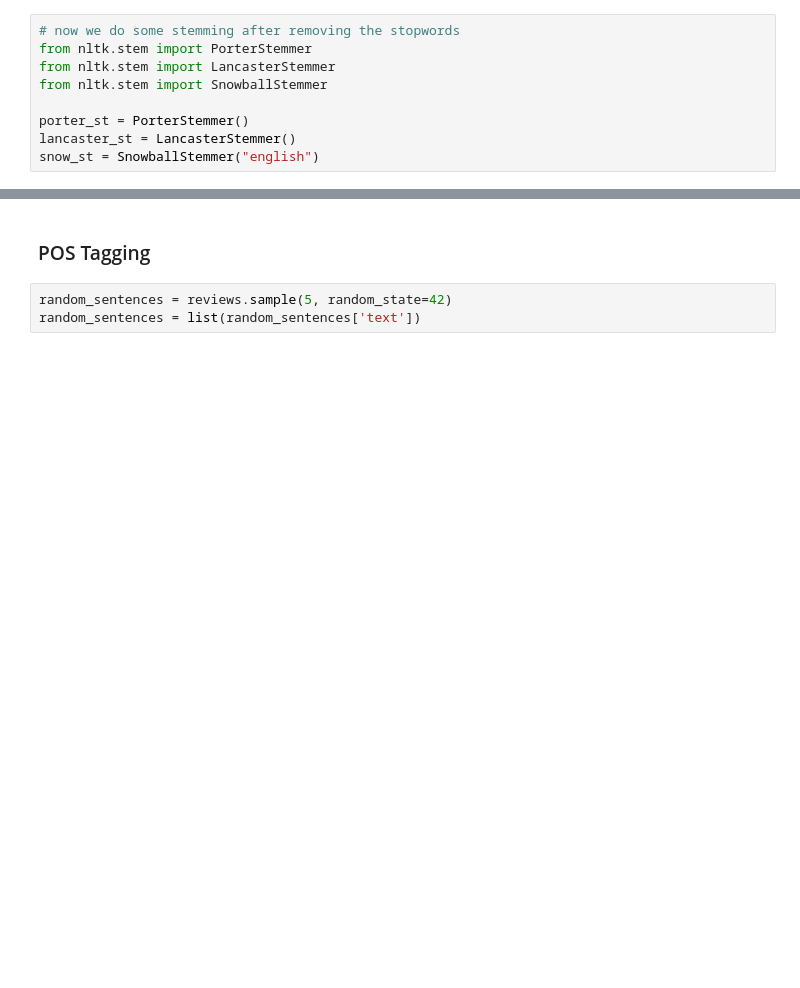
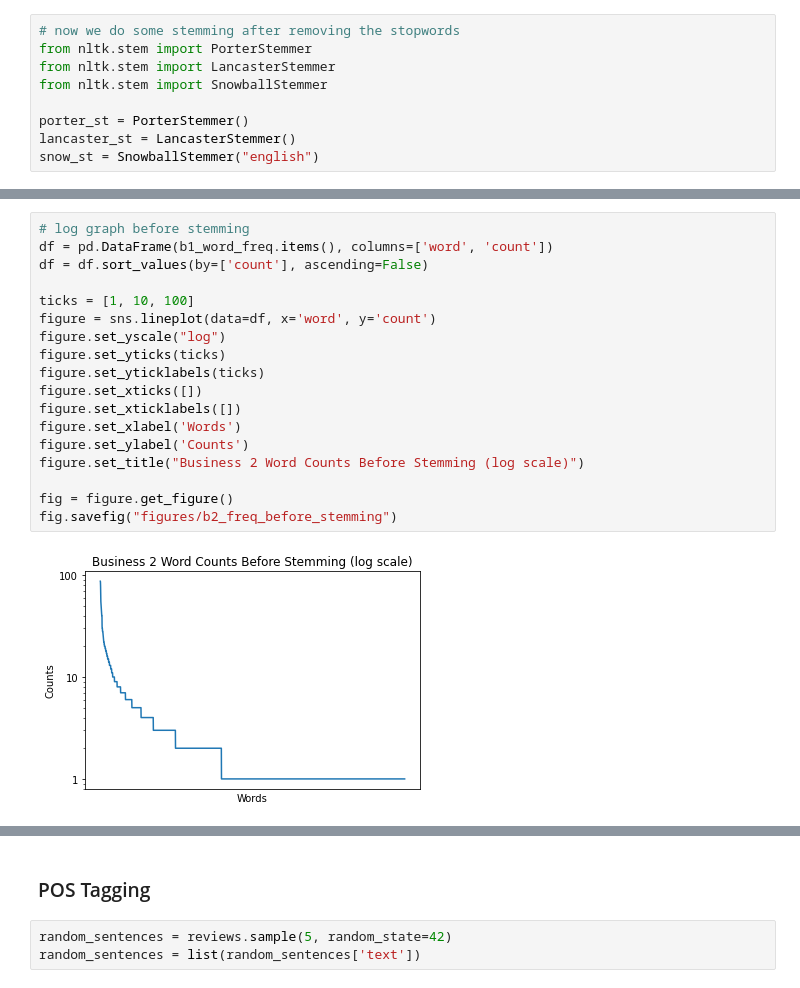
Before and after one commit to coloteong/CZ4045-project1, a Jupyter notebook: mostfreq_NN_JJ/main_notebook.ipynb, the cells around one changed output, grey strips where cells are left out. Saved outputs shown, nothing was run; the diff lists cells and outputs as text; blank space fills up the shorter version.

```diff
--- a/mostfreq_NN_JJ/main_notebook.ipynb
+++ b/mostfreq_NN_JJ/main_notebook.ipynb
@@ -152,0 +177,20 @@ print(snow_common)
+# %%
+# log graph before stemming
+df = pd.DataFrame(b1_word_freq.items(), columns=['word', 'count'])
+df = df.sort_values(by=['count'], ascending=False)
+
+ticks = [1, 10, 100]
+figure = sns.lineplot(data=df, x='word', y='count')
+figure.set_yscale("log")
+figure.set_yticks(ticks)
+figure.set_yticklabels(ticks)
+figure.set_xticks([])
+figure.set_xticklabels([])
+figure.set_xlabel('Words')
+figure.set_ylabel('Counts')
+figure.set_title("Business 2 Word Counts Before Stemming (log scale)")
+
+fig = figure.get_figure()
+fig.savefig("figures/b2_freq_before_stemming")
+# %% [output]
+[figure, added]
```
Also changed, not shown: parts of 22 cells of this notebook, 5 other files.
